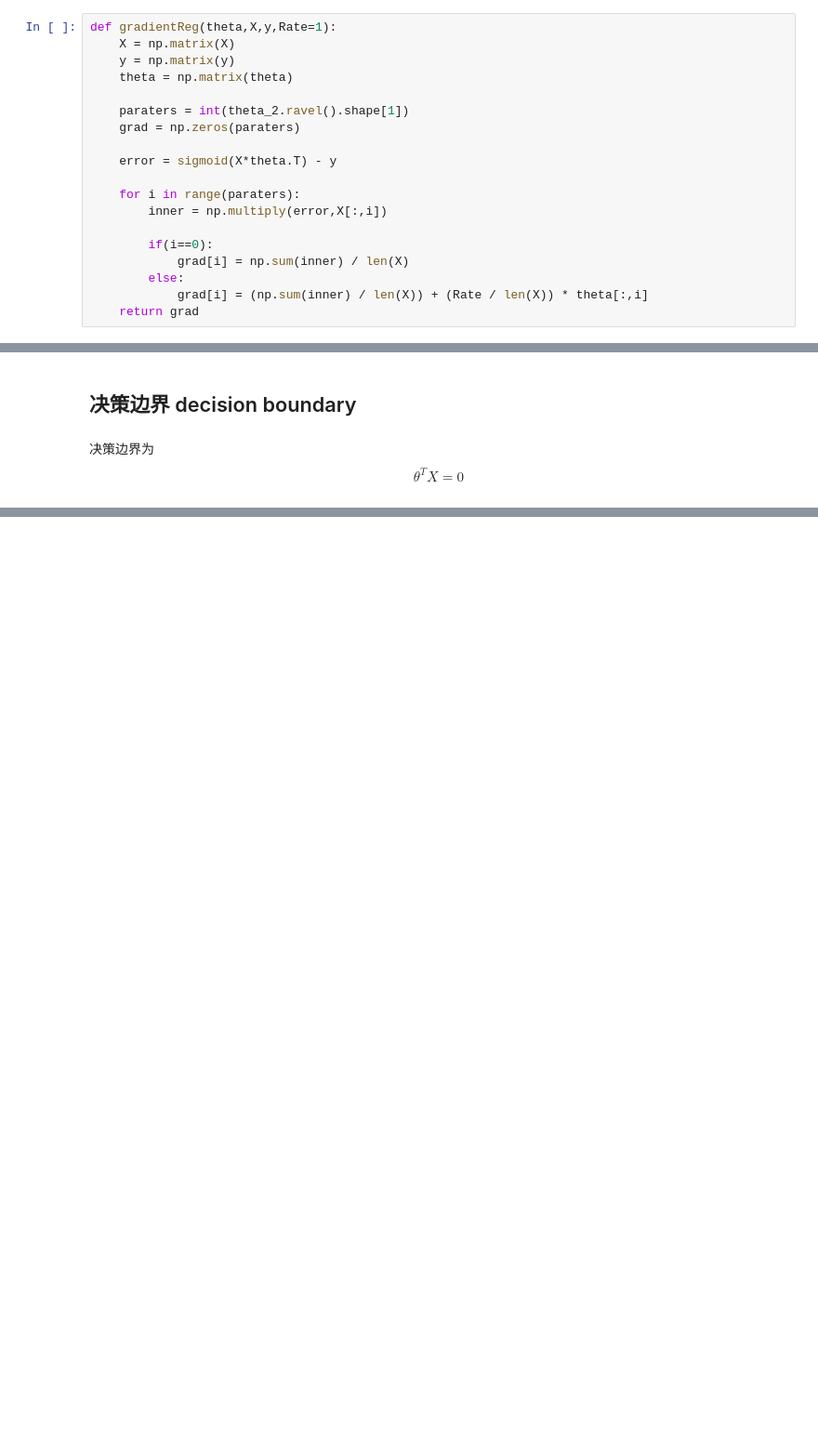
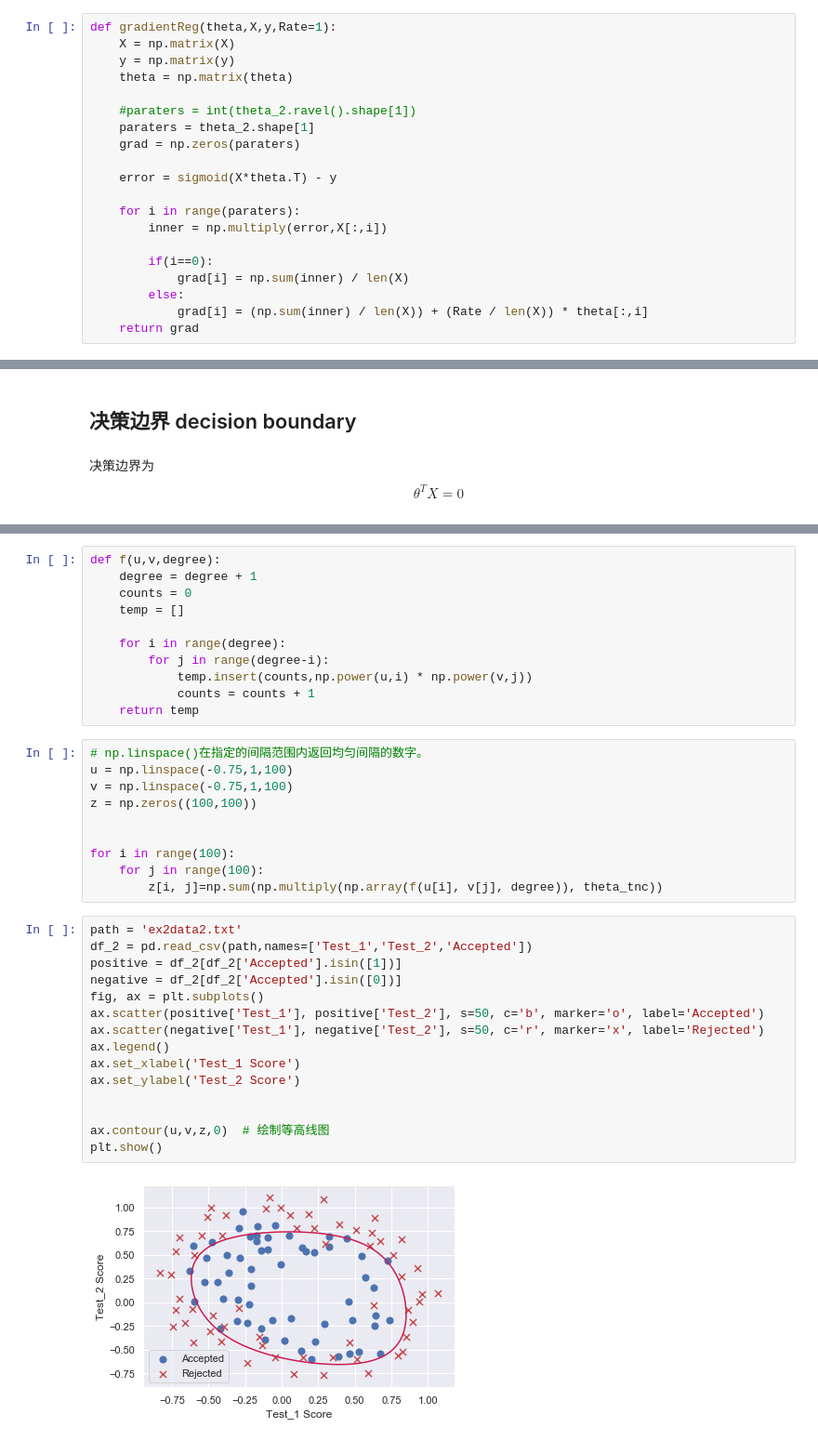
Before and after one commit to Apotosome/NoteBook, a Jupyter notebook: Machine Learning/吴恩达课后练习/ex2 逻辑回归/逻辑回归.ipynb, the cells around one changed output, grey strips where cells are left out. Shown: that part at 93% size. Saved outputs shown, nothing was run; the diff lists cells and outputs as text; blank space fills up the shorter version.

```diff
--- a/Machine Learning/吴恩达课后练习/ex2 逻辑回归/逻辑回归.ipynb
+++ b/Machine Learning/吴恩达课后练习/ex2 逻辑回归/逻辑回归.ipynb
@@ -589,7 +625,8 @@ def gradientReg(theta,X,y,Rate=1):
     y = np.matrix(y)
     theta = np.matrix(theta)
 
-    paraters = int(theta_2.ravel().shape[1])
+    #paraters = int(theta_2.ravel().shape[1])
+    paraters = theta_2.shape[1]
     grad = np.zeros(paraters)
 
     error = sigmoid(X*theta.T) - y
@@ -713,0 +796,38 @@ $$
+# %%
+def f(u,v,degree):
+    degree = degree + 1
+    counts = 0
+    temp = []
+
+    for i in range(degree):
+        for j in range(degree-i):
+            temp.insert(counts,np.power(u,i) * np.power(v,j))
+            counts = counts + 1
+    return temp
+# %%
+# np.linspace()在指定的间隔范围内返回均匀间隔的数字。
+u = np.linspace(-0.75,1,100)
+v = np.linspace(-0.75,1,100)
+z = np.zeros((100,100))
+
+
+for i in range(100):
+    for j in range(100):
+        z[i, j]=np.sum(np.multiply(np.array(f(u[i], v[j], degree)), theta_tnc))
+# %%
+path = 'ex2data2.txt'
+df_2 = pd.read_csv(path,names=['Test_1','Test_2','Accepted'])
+positive = df_2[df_2['Accepted'].isin([1])]
+negative = df_2[df_2['Accepted'].isin([0])]
+fig, ax = plt.subplots()
+ax.scatter(positive['Test_1'], positive['Test_2'], s=50, c='b', marker='o', label='Accepted')
+ax.scatter(negative['Test_1'], negative['Test_2'], s=50, c='r', marker='x', label='Rejected')
+ax.legend()
+ax.set_xlabel('Test_1 Score')
+ax.set_ylabel('Test_2 Score')
+
+
+ax.contour(u,v,z,0)  # 绘制等高线图
+plt.show()
+# %% [output]
+[figure, added]
```
Also changed, not shown: parts of 31 cells of this notebook, 1 other file.
